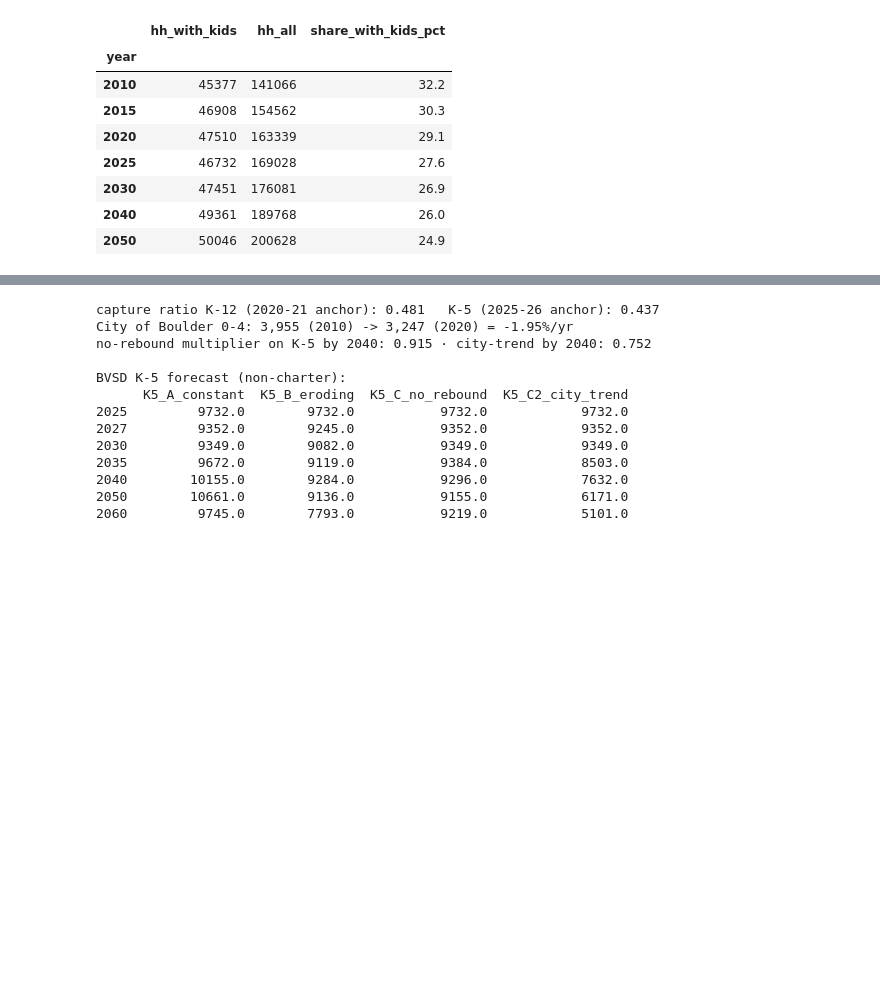
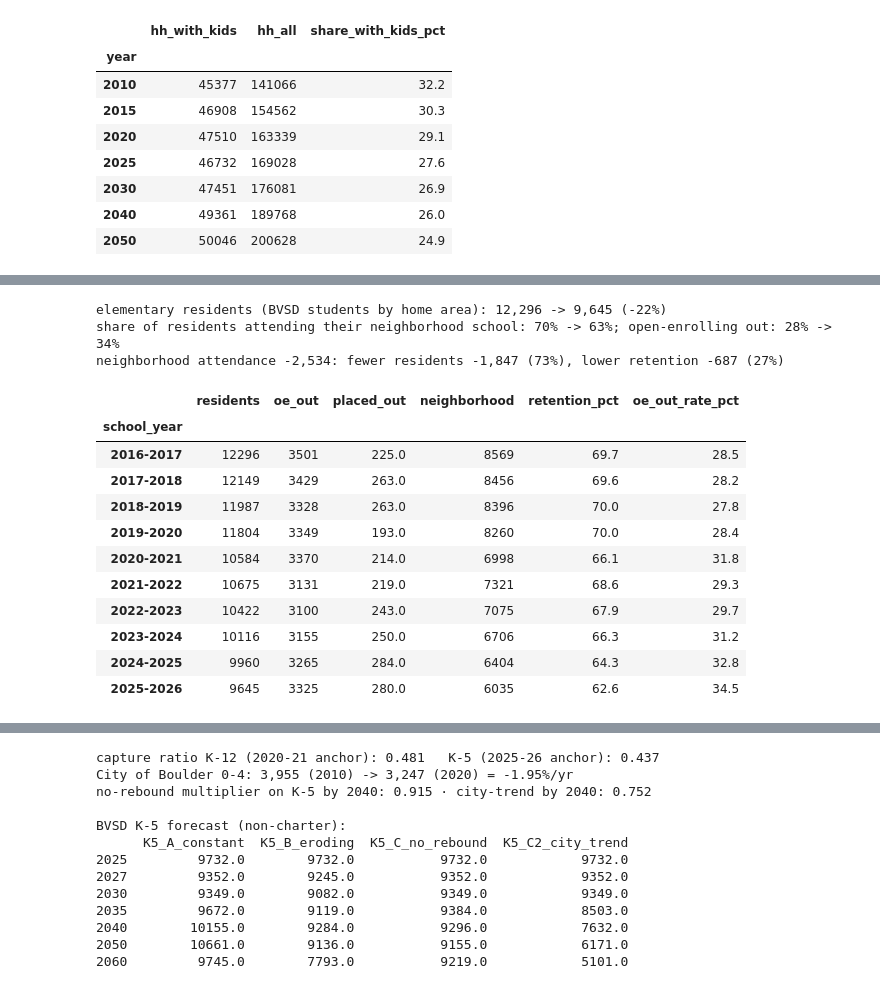
Before and after one commit to brianckeegan/charting-boulder, a Jupyter notebook: 2026-09-bvsd/enrollment-forecast.ipynb, the cells around one changed output, grey strips where cells are left out. Saved outputs shown, nothing was run; the diff lists cells and outputs as text; code cells hidden in the pictures; blank space fills up the shorter version.

```diff
--- a/2026-09-bvsd/enrollment-forecast.ipynb
+++ b/2026-09-bvsd/enrollment-forecast.ipynb
@@ -195,0 +211,25 @@ share of households with a child: 32.2% (2010) -> 27.6% (2025) -> 24.9% (2050)
+# %%
+OE = PROC / "open-enrollment"
+oe_district = pd.read_csv(OE / "district_summary.csv")
+oe_school = pd.read_csv(OE / "school_summary.csv")
+oe_area = pd.read_csv(OE / "area_summary.csv")
+oe_edges = pd.read_csv(OE / "edgelist.csv")
+YEARS_OE = sorted(oe_district.school_year.unique()); Y0, Y1 = YEARS_OE[0], YEARS_OE[-1]
+LEVELS = ["elementary", "middle", "high"]
+COMP = {"attending_neighborhood": "neighborhood school", "oe_from_within_district": "open-enrolled from inside BVSD",
+        "oe_from_outside_district": "open-enrolled from outside BVSD", "placements_into_school": "placements"}
+dist = oe_district.set_index(["level", "school_year"])[list(COMP) + ["enrollment_total"]]
+for c in COMP:
+    dist[f"{c}_share"] = dist[c] / dist["enrollment_total"] * 100
+print(f"{Y0} -> {Y1}, by level: enrollment in the matrices (all schools incl. charters and focus schools)")
+for lv in LEVELS:
+    r0, r1 = dist.loc[(lv, Y0)], dist.loc[(lv, Y1)]
+    print(f"  {lv:10s} total {r0.enrollment_total:>6,.0f} -> {r1.enrollment_total:>6,.0f} ({r1.enrollment_total / r0.enrollment_total - 1:+.0%})"
+          f" | neighborhood {r0.attending_neighborhood:>5,.0f} -> {r1.attending_neighborhood:>5,.0f} ({r1.attending_neighborhood / r0.attending_neighborhood - 1:+.0%})"
+          f" | OE inside {r0.oe_from_within_district:>5,.0f} -> {r1.oe_from_within_district:>5,.0f} ({r1.oe_from_within_district / r0.oe_from_within_district - 1:+.0%})"
+          f" | OE outside {r0.oe_from_outside_district:>5,.0f} -> {r1.oe_from_outside_district:>5,.0f} ({r1.oe_from_outside_district / r0.oe_from_outside_district - 1:+.0%})")
+e0, e1 = dist.loc[("elementary", Y0)], dist.loc[("elementary", Y1)]
+print(f"\nelementary: {e1.attending_neighborhood - e0.attending_neighborhood:+,.0f} neighborhood pupils vs "
+      f"{(e1.oe_from_within_district + e1.oe_from_outside_district + e1.placements_into_school) - (e0.oe_from_within_district + e0.oe_from_outside_district + e0.placements_into_school):+,.0f} "
+      f"open-enrolled + placed: the decline is almost entirely in neighborhood attendance")
+dist.loc["elementary", [f"{c}_share" for c in COMP]].round(1)
@@ -195,0 +279,31 @@ share of households with a child: 32.2% (2010) -> 27.6% (2025) -> 24.9% (2050)
+# %%
+ae = oe_area[oe_area.level == "elementary"]
+res = ae.groupby("school_year").agg(residents=("living_in_area_total", "sum"), oe_out=("oe_out_of_area", "sum"),
+                                    placed_out=("placed_out", "sum"))
+res["neighborhood"] = dist.loc["elementary", "attending_neighborhood"]
+res["retention_pct"] = res.neighborhood / res.residents * 100
+res["oe_out_rate_pct"] = res.oe_out / res.residents * 100
+r0, r1 = res.loc[Y0], res.loc[Y1]
+resident_effect = (r1.residents - r0.residents) * r0.retention_pct / 100
+retention_effect = r1.residents * (r1.retention_pct - r0.retention_pct) / 100
+total = r1.neighborhood - r0.neighborhood
+print(f"elementary residents (BVSD students by home area): {r0.residents:,.0f} -> {r1.residents:,.0f} ({r1.residents / r0.residents - 1:+.0%})")
+print(f"share of residents attending their neighborhood school: {r0.retention_pct:.0f}% -> {r1.retention_pct:.0f}%; open-enrolling out: {r0.oe_out_rate_pct:.0f}% -> {r1.oe_out_rate_pct:.0f}%")
+print(f"neighborhood attendance {total:+,.0f}: fewer residents {resident_effect:+,.0f} ({resident_effect / total:.0%}), lower retention {retention_effect:+,.0f} ({retention_effect / total:.0%})")
+res.round(1)
+# %% [output]
+elementary residents (BVSD students by home area): 12,296 -> 9,645 (-22%)
+share of residents attending their neighborhood school: 70% -> 63%; open-enrolling out: 28% -> 34%
+neighborhood attendance -2,534: fewer residents -1,847 (73%), lower retention -687 (27%)
+|  | residents | oe_out | placed_out | neighborhood | retention_pct | oe_out_rate_pct |
+| school_year |  |  |  |  |  |  |
+| 2016-2017 | 12296 | 3501 | 225.0 | 8569 | 69.7 | 28.5 |
+| 2017-2018 | 12149 | 3429 | 263.0 | 8456 | 69.6 | 28.2 |
+| 2018-2019 | 11987 | 3328 | 263.0 | 8396 | 70.0 | 27.8 |
+| 2019-2020 | 11804 | 3349 | 193.0 | 8260 | 70.0 | 28.4 |
+| 2020-2021 | 10584 | 3370 | 214.0 | 6998 | 66.1 | 31.8 |
+| 2021-2022 | 10675 | 3131 | 219.0 | 7321 | 68.6 | 29.3 |
+| 2022-2023 | 10422 | 3100 | 243.0 | 7075 | 67.9 | 29.7 |
+| 2023-2024 | 10116 | 3155 | 250.0 | 6706 | 66.3 | 31.2 |
+| 2024-2025 | 9960 | 3265 | 284.0 | 6404 | 64.3 | 32.8 |
+| 2025-2026 | 9645 | 3325 | 280.0 | 6035 | 62.6 | 34.5 |
```
Also changed, not shown: parts of 17 cells of this notebook, 7 other files.
